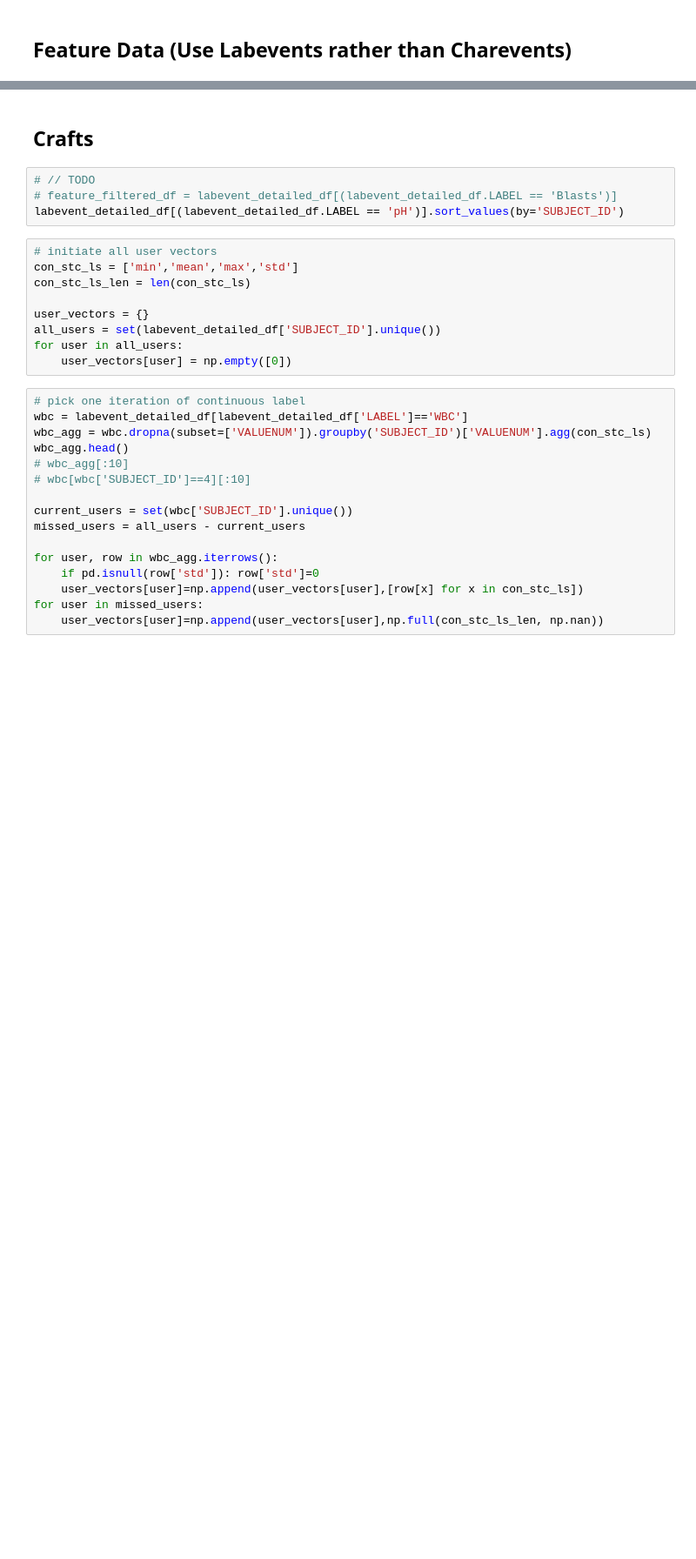
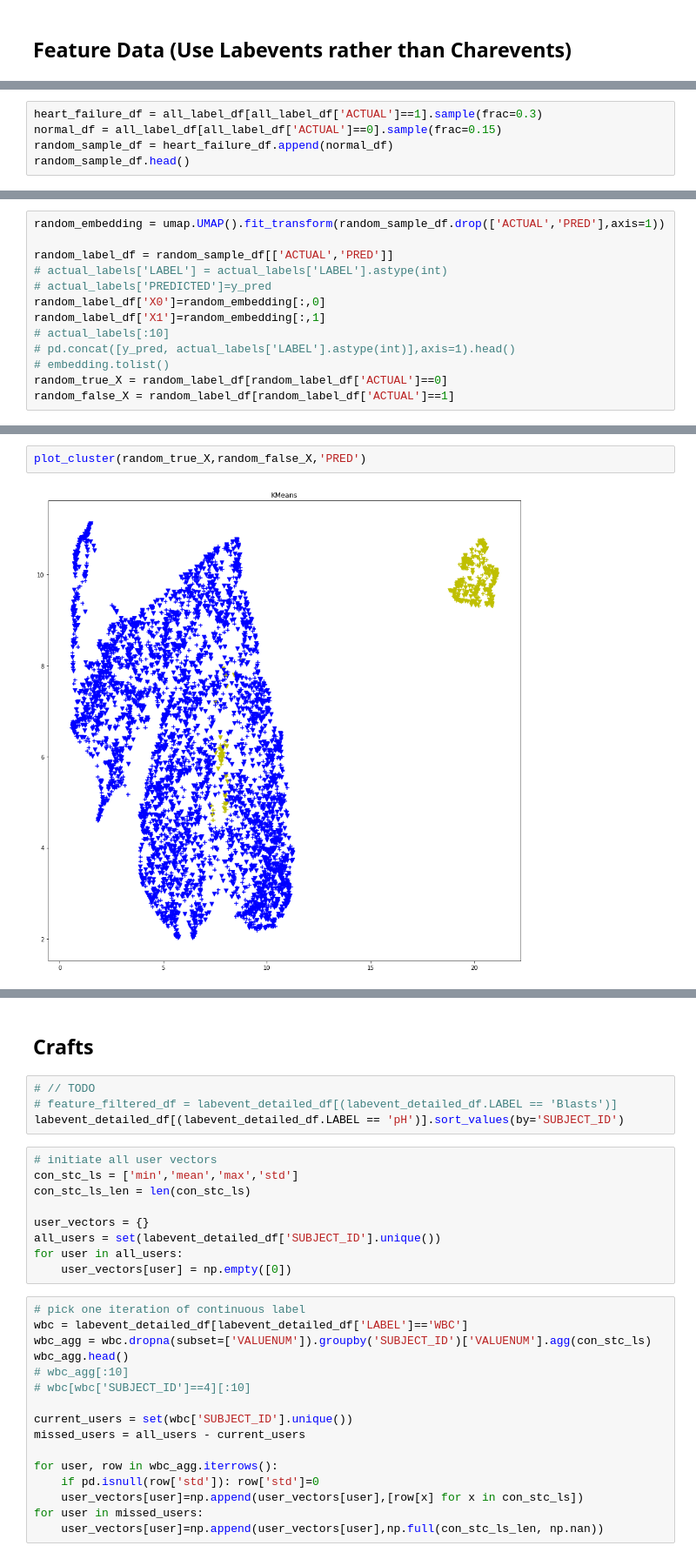
Before and after one commit to liuzi/Clinic-Analysis, a Jupyter notebook: Clustering.ipynb, the cells around one changed output, grey strips where cells are left out. Shown: that part at 87% size. Saved outputs shown, nothing was run; the diff lists cells and outputs as text; blank space fills up the shorter version.

```diff
--- a/Clustering.ipynb
+++ b/Clustering.ipynb
@@ -290,0 +391,5 @@ plt.show()
+# %%
+heart_failure_df = all_label_df[all_label_df['ACTUAL']==1].sample(frac=0.3)
+normal_df = all_label_df[all_label_df['ACTUAL']==0].sample(frac=0.15)
+random_sample_df = heart_failure_df.append(normal_df)
+random_sample_df.head()
@@ -290,0 +404,13 @@ plt.show()
+# %%
+random_embedding = umap.UMAP().fit_transform(random_sample_df.drop(['ACTUAL','PRED'],axis=1))
+
+random_label_df = random_sample_df[['ACTUAL','PRED']]
+# actual_labels['LABEL'] = actual_labels['LABEL'].astype(int)
+# actual_labels['PREDICTED']=y_pred
+random_label_df['X0']=random_embedding[:,0]
+random_label_df['X1']=random_embedding[:,1]
+# actual_labels[:10]
+# pd.concat([y_pred, actual_labels['LABEL'].astype(int)],axis=1).head()
+# embedding.tolist()
+random_true_X = random_label_df[random_label_df['ACTUAL']==0]
+random_false_X = random_label_df[random_label_df['ACTUAL']==1]
@@ -291,2 +456,6 @@ plt.show()
+# %%
+plot_cluster(random_true_X,random_false_X,'PRED')
+# %% [output]
+[figure, added]
 # %%
 type(y_pred)
```
Also changed, not shown: parts of 55 cells of this notebook, 4 other files.
